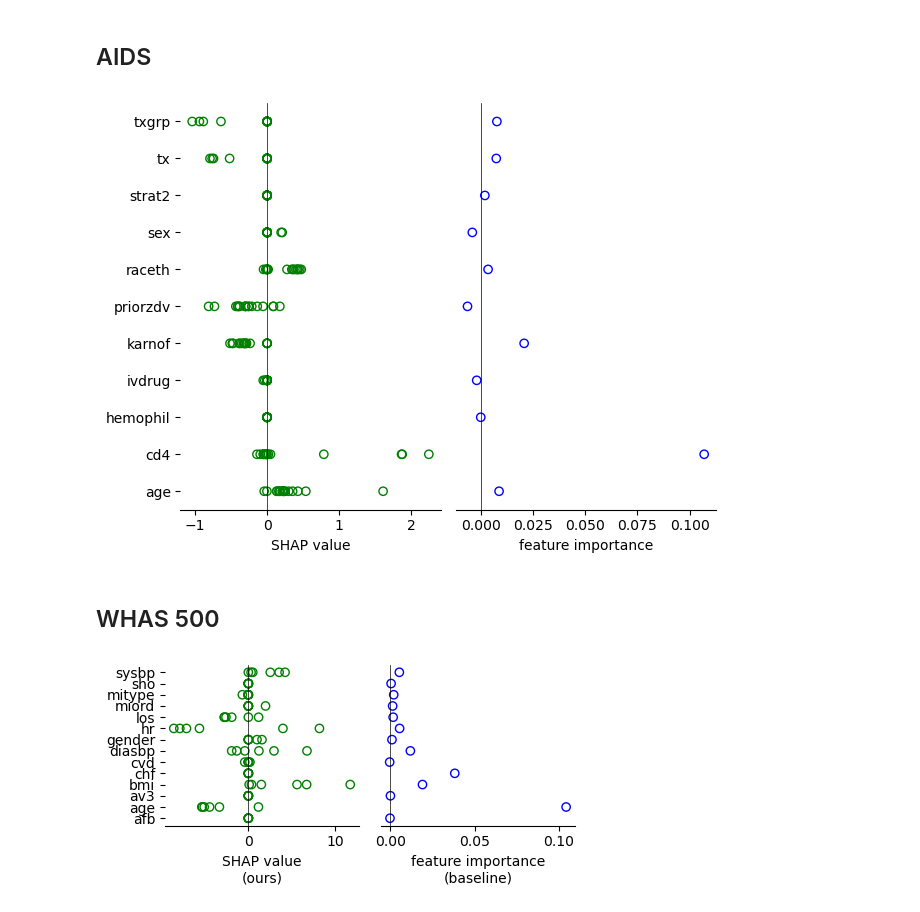
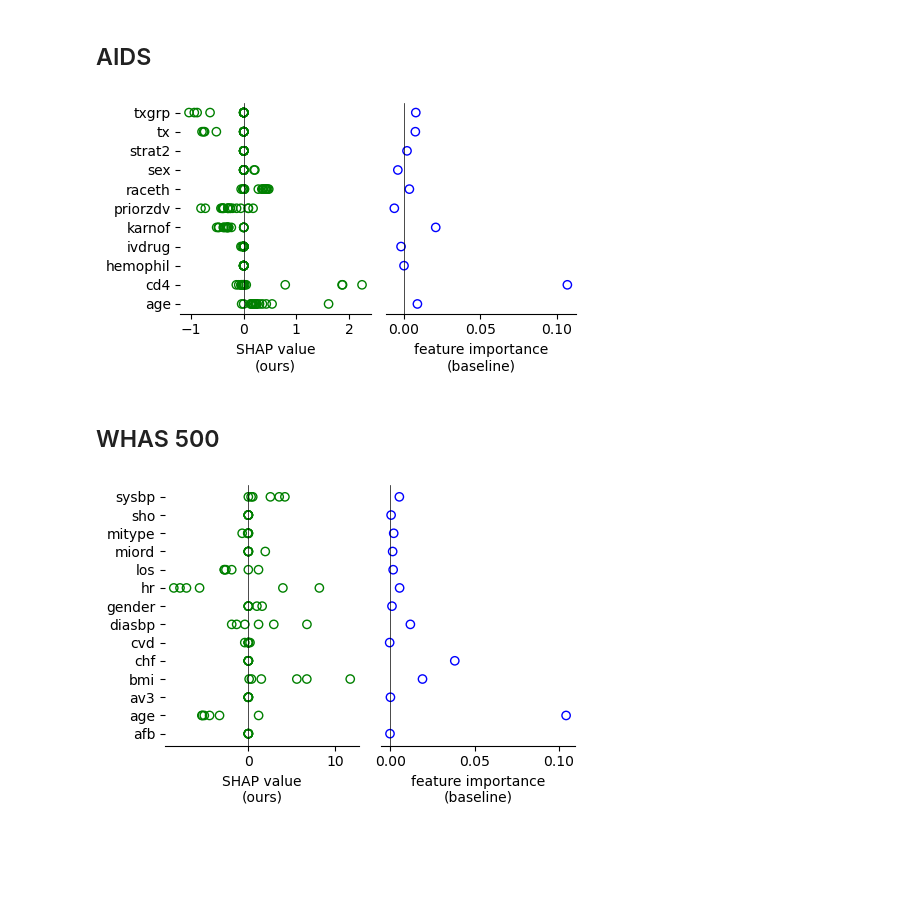
Before and after one commit to dmachlanski/ssp25-feature-attributions, a Jupyter notebook: paper.ipynb, the cells around one changed output. Saved outputs shown, nothing was run; the diff lists cells and outputs as text; code cells hidden in the pictures; blank space fills up the shorter version.

```diff
--- a/paper.ipynb
+++ b/paper.ipynb
@@ -64,15 +64,15 @@ def get_explanations(model, X_test, eps):
     # get SHAP values of the selected individuals (delta_R close to 0)
     return ex(X_test[sel_mask])
 
-def make_plot(explanations, importances, columns, filename):
-    _, axs = plt.subplots(1, 2)
+def make_plot(explanations, importances, columns, filename, figsize=(4, 3)):
+    _, axs = plt.subplots(1, 2, figsize=figsize)
 
     ax = axs[0]
     for v in explanations.values:
         ax.scatter(v, columns, facecolors='none', edgecolors='g')
 
     ax.axvline(0.0, c='k', linewidth=0.5)
-    ax.set_xlabel('SHAP value')
+    ax.set_xlabel('SHAP value\n(ours)')
     ax.spines['top'].set_visible(False)
     ax.spines['left'].set_visible(False)
     ax.spines['right'].set_visible(False)
@@ -84,37 +84,12 @@ def make_plot(explanations, importances, columns, filename):
     ax.spines['top'].set_visible(False)
     ax.spines['left'].set_visible(False)
     ax.spines['right'].set_visible(False)
-    ax.set_xlabel('feature importance')
+    ax.set_xlabel('feature importance\n(baseline)')
 
     plt.tight_layout()
     plt.savefig(f'plots/{filename}.pdf', dpi=1000)
 # %% [markdown]
 ## GBSG 2
-# %%
-def make_plot(explanations, importances, columns, filename):
-    _, axs = plt.subplots(1, 2, figsize=(5, 2.5))
-
-    ax = axs[0]
-    for v in explanations.values:
-        ax.scatter(v, columns, facecolors='none', edgecolors='g')
-
-    ax.axvline(0.0, c='k', linewidth=0.5)
-    ax.set_xlabel('SHAP value\n(ours)')
-    ax.spines['top'].set_visible(False)
-    ax.spines['left'].set_visible(False)
-    ax.spines['right'].set_visible(False)
-
-    ax = axs[1]
-    ax.scatter(importances['importances_mean'], importances['index'], facecolors='none', edgecolors='b')
-    ax.set_yticks([]) # comment out to check if the features match with the first plot
-    ax.axvline(0.0, c='k', linewidth=0.5)
-    ax.spines['top'].set_visible(False)
-    ax.spines['left'].set_visible(False)
-    ax.spines['right'].set_visible(False)
-    ax.set_xlabel('feature importance\n(baseline)')
-
-    plt.tight_layout()
-    plt.savefig(f'plots/{filename}.pdf', dpi=1000)
 # %%
 X, y = load_gbsg2()
 
@@ -145,17 +116,17 @@ make_plot(ex_result, df, X_test.columns, 'gbsg2_new')
 # %%
 X, y = load_aids()
 
 cat_cols = ['hemophil', 'ivdrug', 'karnof', 'raceth', 'sex', 'strat2', 'tx', 'txgrp']
 X[cat_cols] = OrdinalEncoder().fit_transform(X[cat_cols])
 
 rsf, (X_train, y_train), (X_test, y_test) = split_and_train(X, y)
 
 df = get_feature_importances(rsf, X_test, y_test)
 
 ex_result = get_explanations(rsf, X_test, 0.1)
 
-make_plot(ex_result, df, X_test.columns, 'aids')
+make_plot(ex_result, df, X_test.columns, 'aids', (5, 3))
 # %% [output]
-[figure, old version]
+[figure, new version]
 # %% [markdown]
 ## WHAS 500
@@ -196,6 +142,6 @@ df = get_feature_importances(rsf, X_test, y_test)
 
 ex_result = get_explanations(rsf, X_test, 1.0)
 
-make_plot(ex_result, df, X_test.columns, 'whas500_new')
+make_plot(ex_result, df, X_test.columns, 'whas500', (5, 3.5))
 # %% [output]
-[figure, old version]
+[figure, new version]
```
Also changed, not shown: parts of 5 cells of this notebook, 6 other files.
